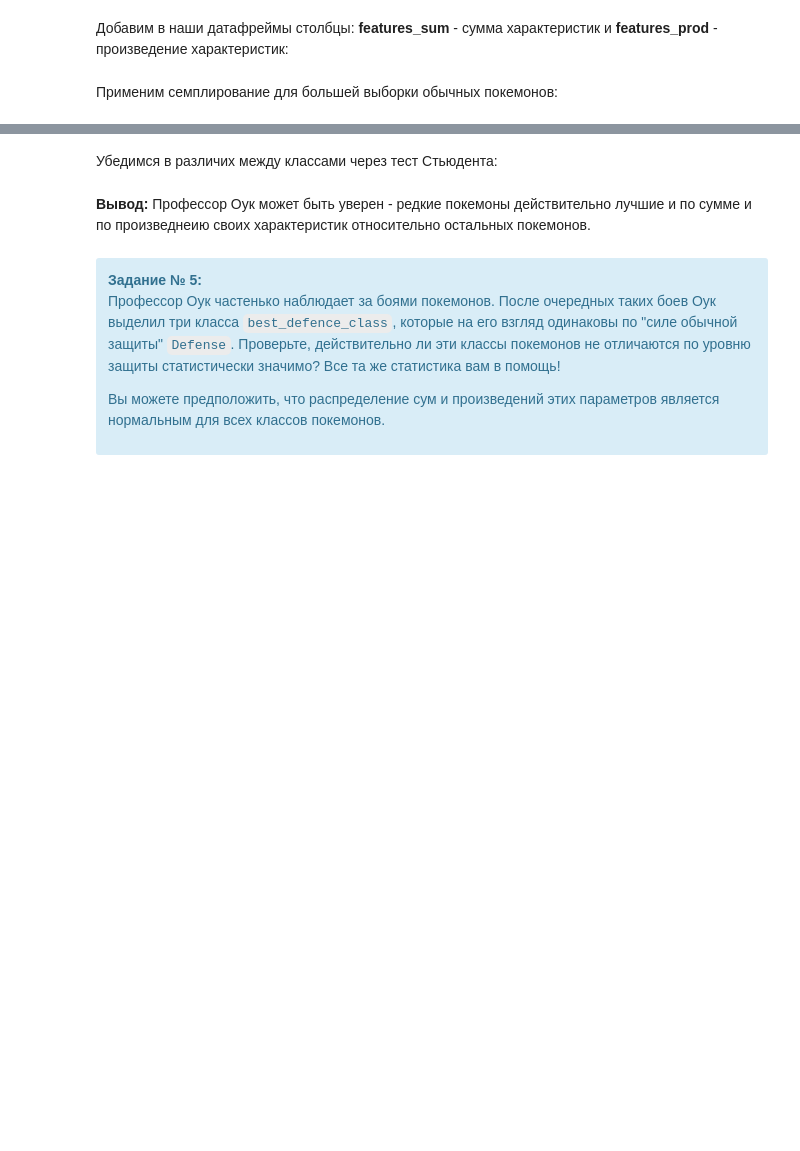
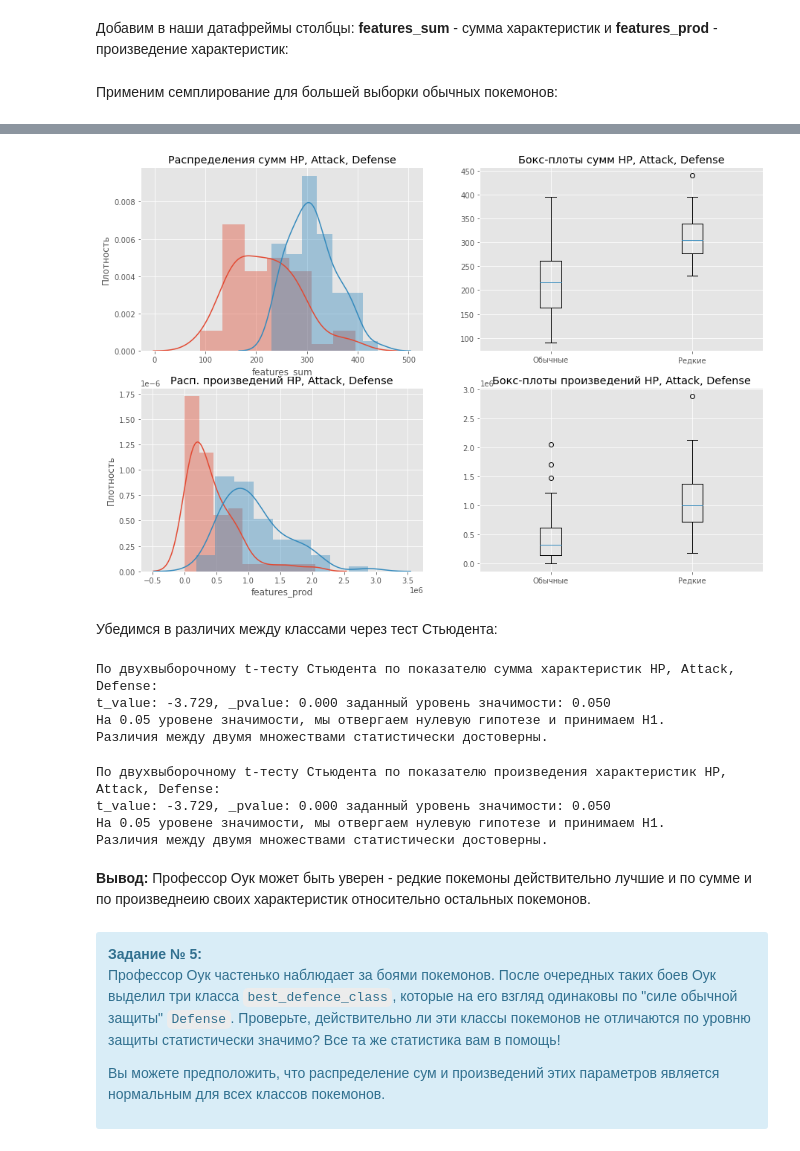
Before and after one commit to SergeyChernyaev/Python-Homeworks, a Jupyter notebook: STPY-39/Homeworks/07_Homework (A-B test)/07Homework_white.ipynb, the cells around one changed output, grey strips where cells are left out. Drawn from its saved outputs; the diff is of its cells as text; code cells hidden in the pictures; blank space fills up the shorter version.

```diff
--- a/STPY-39/Homeworks/07_Homework (A-B test)/07Homework_white.ipynb
+++ b/STPY-39/Homeworks/07_Homework (A-B test)/07Homework_white.ipynb
@@ -944,7 +1052,7 @@ plt.show()
 Раделим датасет на легендарных и обычных покемонов. На всякий случай исключим покемонов получавших вакцину, используя уже сформированный ранее датасет невакцинированных покемонов:
 # %%
 print('Всего невакцинированных покемонов:', len(not_serum_pok))
-odinary_pok = not_serum_pok.loc[not_serum_pok['Legendary'] == False]
+ordinary_pok = not_serum_pok.loc[not_serum_pok['Legendary'] == False]
 print('Из них обычных покемонов:', len(odinary_pok))
 legendary_pok = not_serum_pok.loc[not_serum_pok['Legendary'] == True]
 print('Из них редких покемонов:', len(legendary_pok))
@@ -951,10 +1063,10 @@ print('Из них редких покемонов:', len(legendary_pok))
 # %% [markdown]
 Добавим в наши датафреймы столбцы: **features_sum** - сумма характеристик и **features_prod** - произведение характеристик:
 # %%
-odinary_pok = odinary_pok.assign(features_sum = odinary_pok['HP'] + odinary_pok['Attack'] + odinary_pok['Defense'])
-odinary_pok = odinary_pok.assign(features_prod = odinary_pok['HP'] * odinary_pok['Attack'] * odinary_pok['Defense'])
+ordinary_pok = ordinary_pok.assign(features_sum = ordinary_pok['HP'] + ordinary_pok['Attack'] + ordinary_pok['Defense'])
+ordinary_pok = ordinary_pok.assign(features_prod = ordinary_pok['HP'] * ordinary_pok['Attack'] * ordinary_pok['Defense'])
 # %% [markdown]
 Применим семплирование для большей выборки обычных покемонов:
 # %%
-odinary_pok = odinary_pok.sample(len(legendary_pok))
+ordinary_pok = ordinary_pok.sample(len(legendary_pok))
 print ('Из класса обычных покемонов выбрано', len(odinary_pok), 'элемента')
@@ -974,28 +1103,30 @@ display(legendary_pok.head(3))
 # %%
 plt.figure(figsize=(15, 10))
 plt.subplot(2,2,1).set(title='Распределения сумм HP, Attack, Defense')
 plt.ylabel('Плотность')
-sns.distplot(odinary_pok['features_sum'])
+sns.distplot(ordinary_pok['features_sum'])
 sns.distplot(legendary_pok['features_sum'])
 
 plt.subplot(2,2,2).set(title='Бокс-плоты сумм HP, Attack, Defense')
-plt.boxplot([odinary_pok['features_sum'], legendary_pok['features_sum']], labels=['Обычные','Редкие'])
+plt.boxplot([ordinary_pok['features_sum'], legendary_pok['features_sum']], labels=['Обычные','Редкие'])
 
 
 plt.subplot(2,2,3).set(title='Расп. произведений HP, Attack, Defense')
 plt.ylabel('Плотность')
-sns.distplot(odinary_pok['features_prod'])
+sns.distplot(ordinary_pok['features_prod'])
 sns.distplot(legendary_pok['features_prod'])
 
 plt.subplot(2,2,4).set(title='Бокс-плоты произведений HP, Attack, Defense')
-plt.boxplot([odinary_pok['features_prod'], legendary_pok['features_prod']], labels=['Обычные','Редкие'])
+plt.boxplot([ordinary_pok['features_prod'], legendary_pok['features_prod']], labels=['Обычные','Редкие'])
 plt.show()
+# %% [output]
+[figure, added]
 # %% [markdown]
 Убедимся в различих между классами  через тест Стьюдента:
 # %%
 significance = 0.05
 
-valueSt, pvalueSt = stats.ttest_ind(odinary_pok['features_sum'], legendary_pok['features_sum'])
+valueSt, pvalueSt = stats.ttest_ind(ordinary_pok['features_sum'], legendary_pok['features_sum'])
 print ('По двухвыборочному t-тесту Стьюдента по показателю сумма характеристик HP, Attack, Defense:')
 print(f't_value: {tvalueSt:.3f}, _pvalue: {pvalueSt:.3f} заданный уровень значимости: {significance:.3f}')
 
@@ -1007,10 +1138,15 @@ else:
     print(f'На {significance:.2f} уровене значимости, мы не можем отвергнуть нулевую гипотезу.')
     print('Различия между двумя множествами статистически недостоверны.')
 print('')
+# %% [output]
+По двухвыборочному t-тесту Стьюдента по показателю сумма характеристик HP, Attack, Defense:
+t_value: -3.729, _pvalue: 0.000 заданный уровень значимости: 0.050
+На 0.05 уровене значимости, мы отвергаем нулевую гипотезе и принимаем H1.
+Различия между двумя множествами статистически достоверны.
 # %%
 significance = 0.05
 
-valueSt, pvalueSt = stats.ttest_ind(odinary_pok['features_prod'], legendary_pok['features_prod'])
+valueSt, pvalueSt = stats.ttest_ind(ordinary_pokk['features_prod'], legendary_pok['features_prod'])
 print ('По двухвыборочному t-тесту Стьюдента по показателю произведения характеристик HP, Attack, Defense:')
 print(f't_value: {tvalueSt:.3f}, _pvalue: {pvalueSt:.3f} заданный уровень значимости: {significance:.3f}')
 
@@ -1022,6 +1158,11 @@ else:
     print(f'На {significance:.2f} уровене значимости, мы не можем отвергнуть нулевую гипотезу.')
     print('Различия между двумя множествами статистически недостоверны.')
 print('')
+# %% [output]
+По двухвыборочному t-тесту Стьюдента по показателю произведения характеристик HP, Attack, Defense:
+t_value: -3.729, _pvalue: 0.000 заданный уровень значимости: 0.050
+На 0.05 уровене значимости, мы отвергаем нулевую гипотезе и принимаем H1.
+Различия между двумя множествами статистически достоверны.
 # %% [markdown]
 **Вывод:** Профессор Оук может быть уверен - редкие покемоны действительно лучшие и по сумме и по произведнеию своих характеристик  относительно остальных покемонов.
 # %% [markdown]
```
Also changed, not shown: parts of 31 cells of this notebook, 1 other file.
